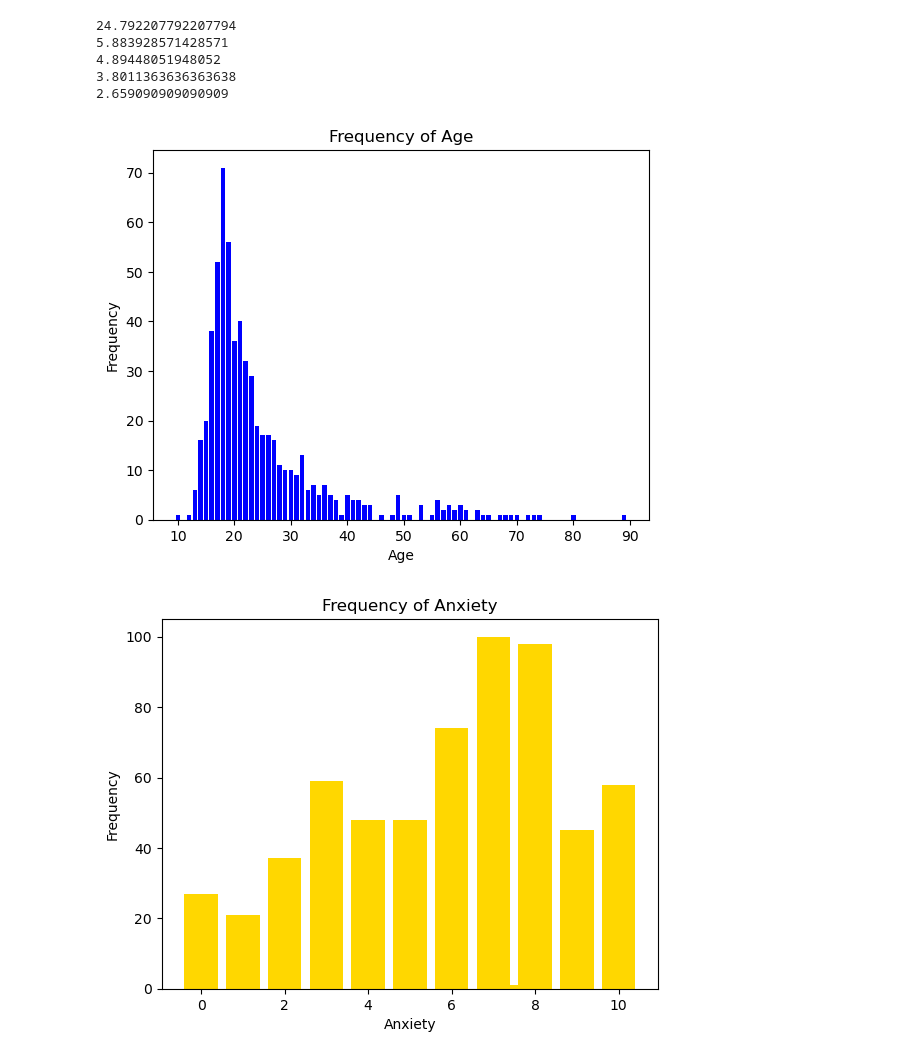
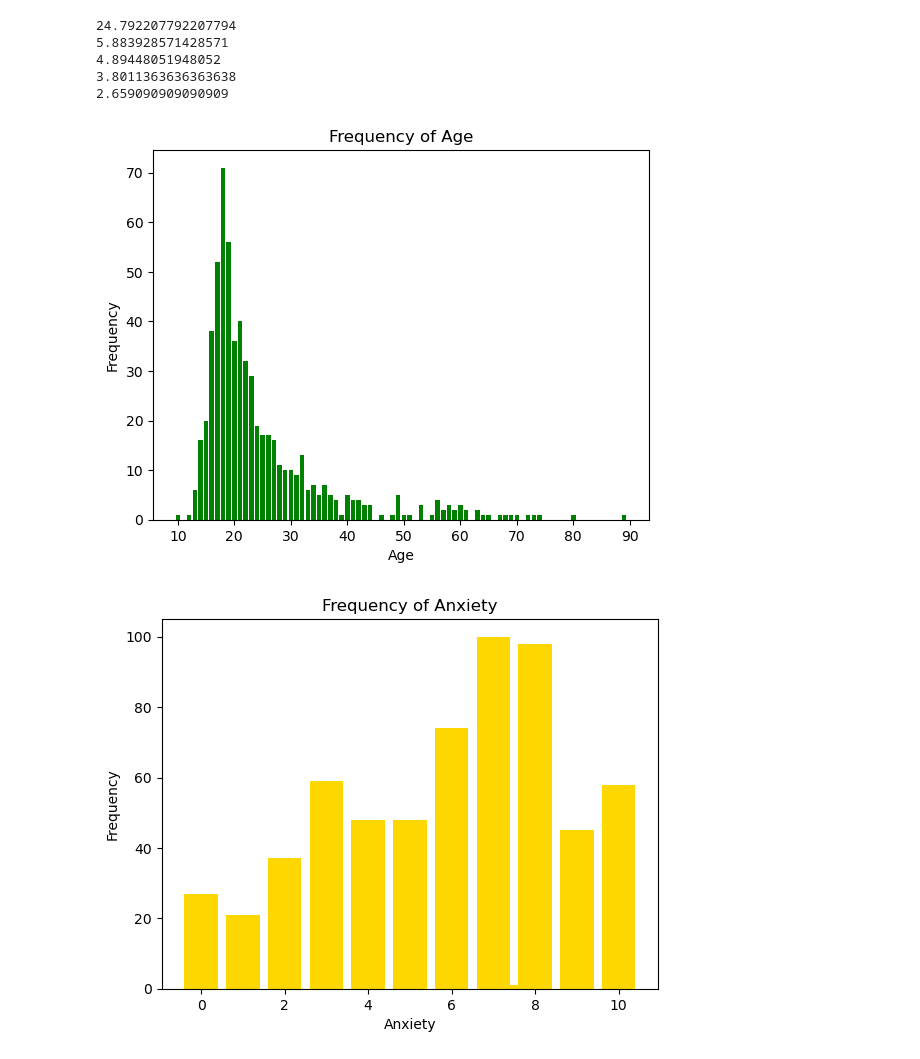
Before and after one commit to jdanielle12/project1, a Jupyter notebook: music_and_mental_health.ipynb, the cells around one changed output. Drawn from its saved outputs; the diff is of its cells as text; code cells hidden in the pictures.

```diff
--- a/music_and_mental_health.ipynb
+++ b/music_and_mental_health.ipynb
@@ -151,15 +158,15 @@ print(average_ocd)
 # %%
 # View graphs on the distribution of the sample data
 # Age
 age_dist = music_mental_health_df['Age']
 freq_counts = age_dist.value_counts()
-plt.bar(freq_counts.index, freq_counts.values, color='blue')
+plt.bar(freq_counts.index, freq_counts.values, color='green')
 plt.xlabel('Age')
 plt.ylabel('Frequency')
 plt.title('Frequency of Age')
 plt.show()
 # %% [output]
-[figure, old version]
+[figure, new version]
 # %%
 # View graphs on the distribution of the sample data
 # Anxiety
```
Also changed, not shown: parts of 19 cells of this notebook, 17 other files.
